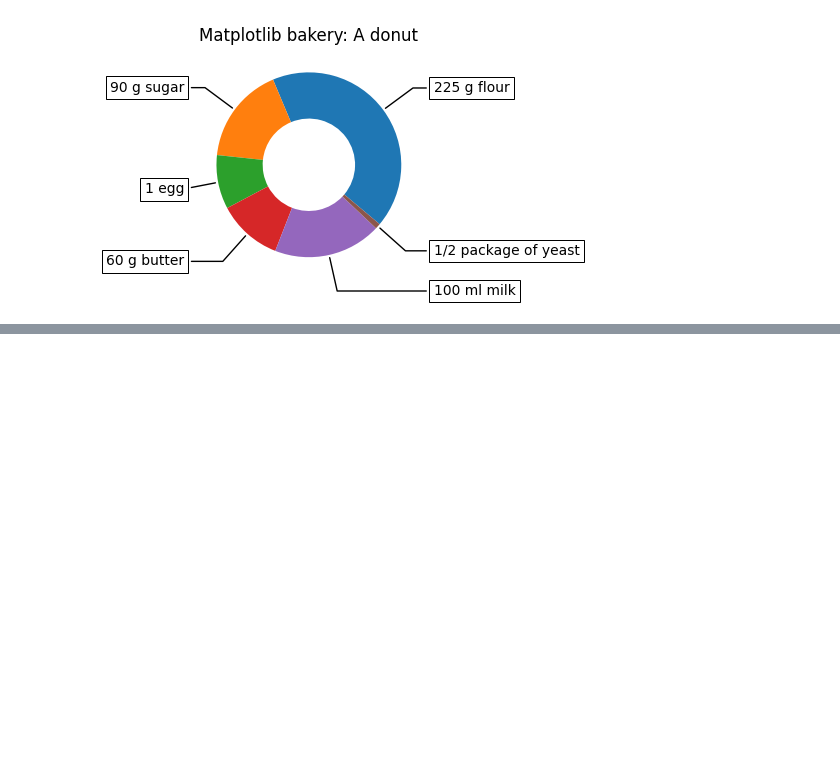
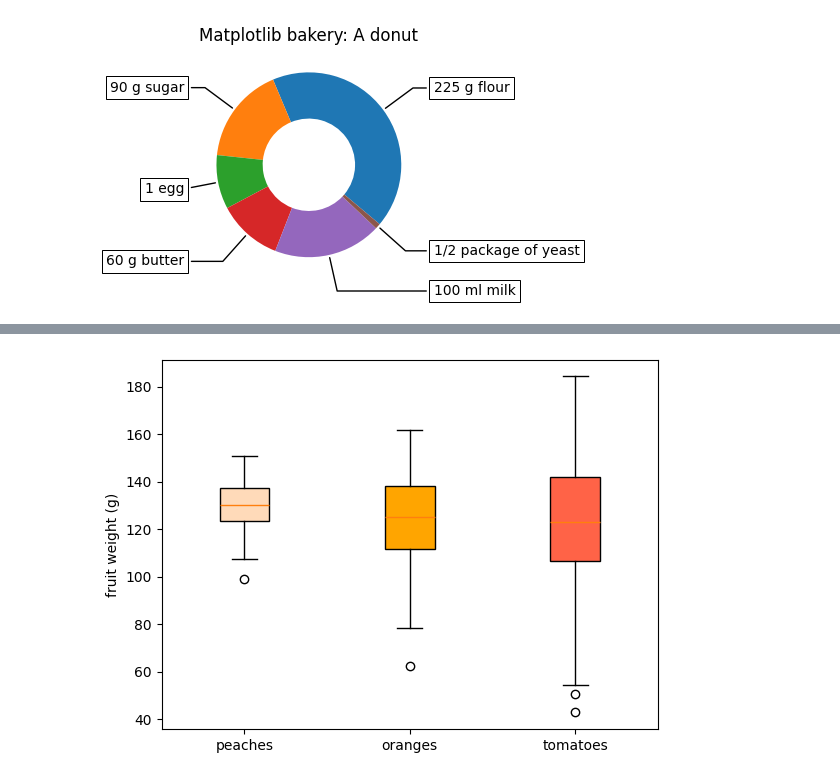
Before and after one commit to sangeeth-sadanand/data-science-learning, a Jupyter notebook: packages/matplotlib/Plot_Types.ipynb, the cells around one changed output, grey strips where cells are left out. Cells and saved outputs as stored; diff of their text form; code cells hidden in the pictures; blank space fills up the shorter version.

```diff
--- a/packages/matplotlib/Plot_Types.ipynb
+++ b/packages/matplotlib/Plot_Types.ipynb
@@ -320,0 +386,27 @@ plt.show()
+# %%
+import matplotlib.pyplot as plt
+import numpy as np
+
+np.random.seed(19680801)
+fruit_weights = [
+    np.random.normal(130, 10, size=100),
+    np.random.normal(125, 20, size=100),
+    np.random.normal(120, 30, size=100),
+]
+labels = ['peaches', 'oranges', 'tomatoes']
+colors = ['peachpuff', 'orange', 'tomato']
+
+fig, ax = plt.subplots()
+ax.set_ylabel('fruit weight (g)')
+
+bplot = ax.boxplot(fruit_weights,
+                   patch_artist=True,  # fill with color
+                   tick_labels=labels)  # will be used to label x-ticks
+
+# fill with colors
+for patch, color in zip(bplot['boxes'], colors):
+    patch.set_facecolor(color)
+
+plt.show()
+# %% [output]
+[figure, added]
```
Also changed, not shown: parts of 25 cells of this notebook.
